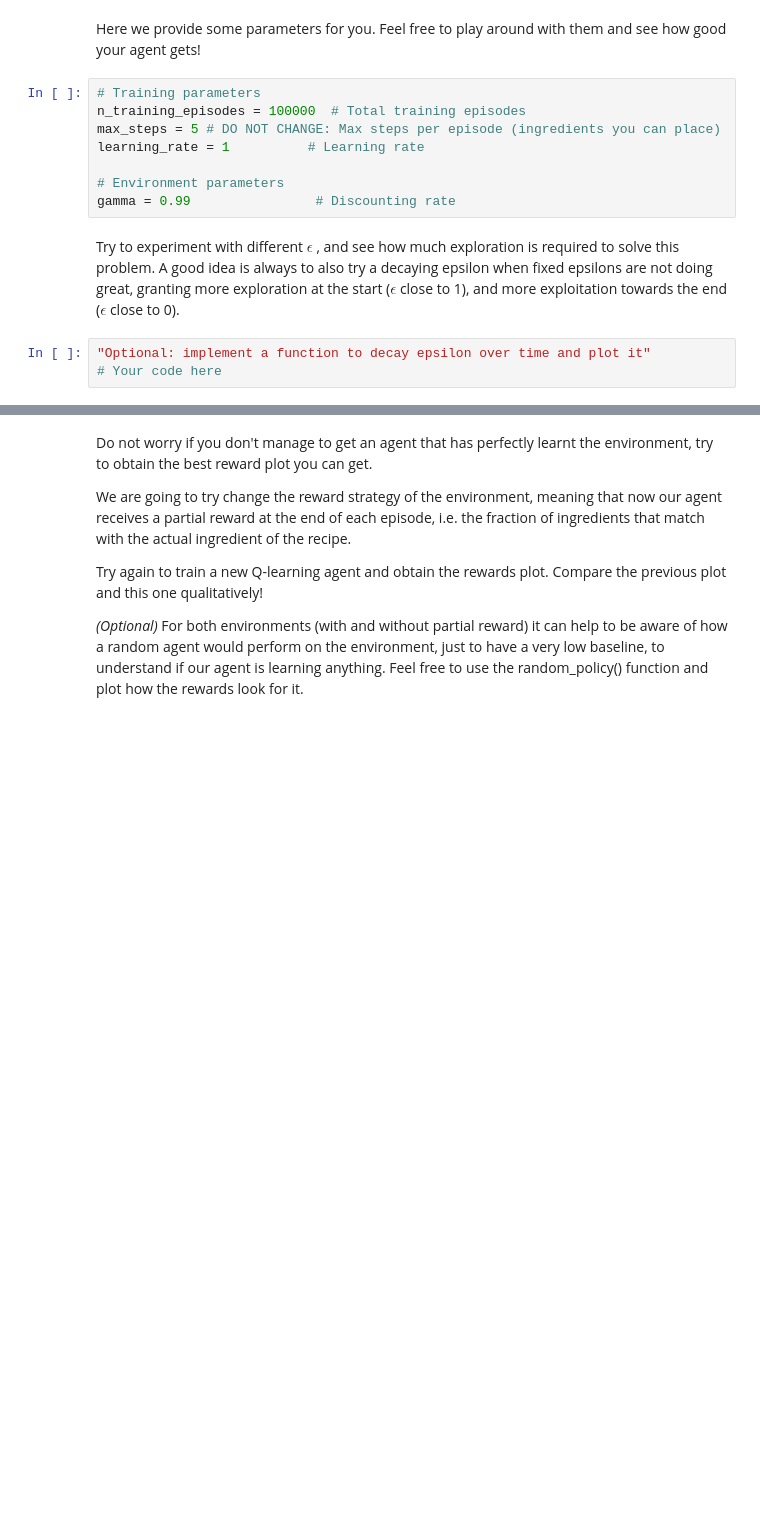
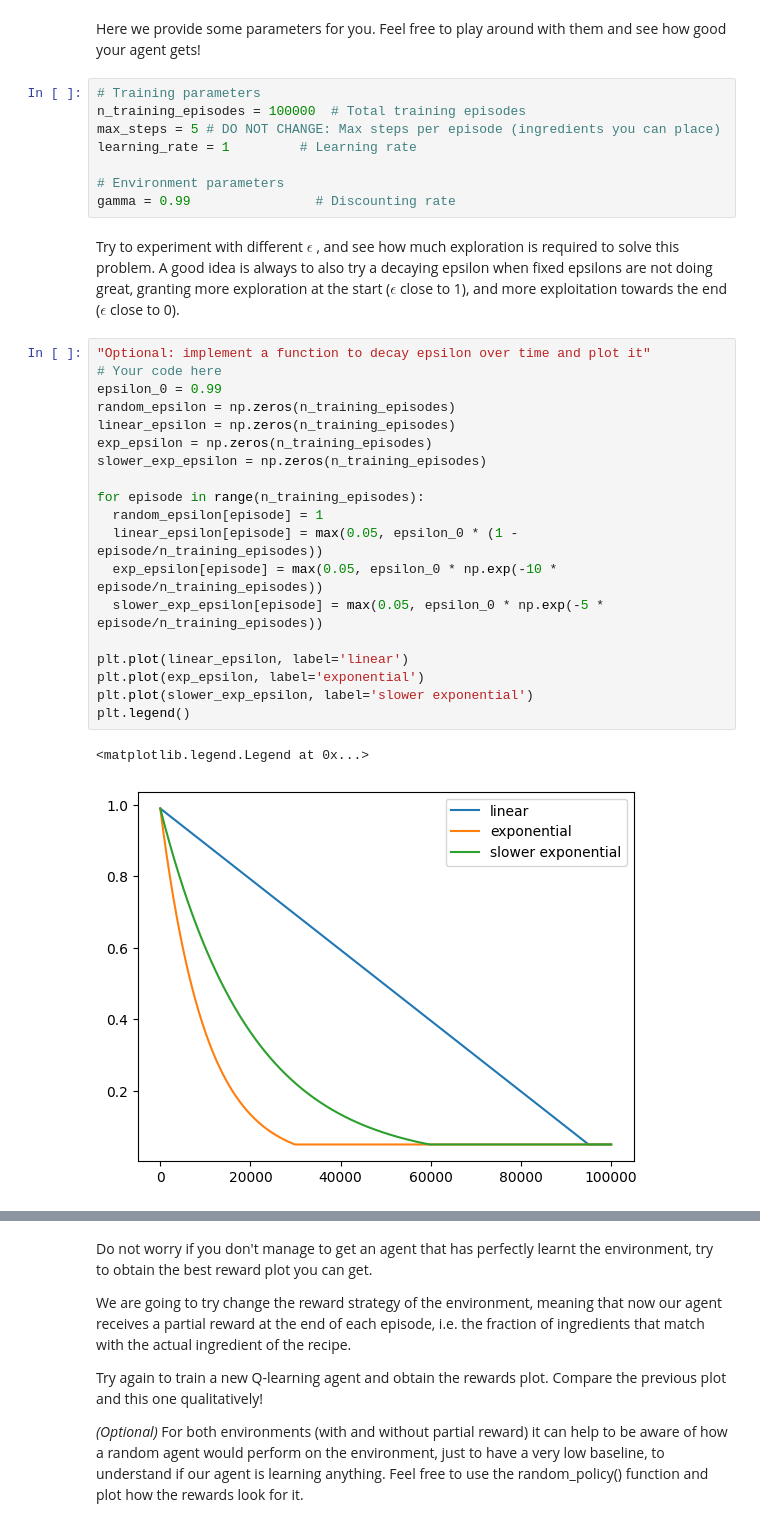
Before and after one commit to RaphBhz/NeuroSymbolicAI, a Jupyter notebook: Assignment1_RL.ipynb, the cells around one changed output, grey strips where cells are left out. Drawn from its saved outputs; the diff is of its cells as text; blank space fills up the shorter version.

```diff
--- a/Assignment1_RL.ipynb
+++ b/Assignment1_RL.ipynb
@@ -299,14 +318,33 @@ Here we provide some parameters for you. Feel free to play around with them and
 # Training parameters
 n_training_episodes = 100000  # Total training episodes
 max_steps = 5 # DO NOT CHANGE: Max steps per episode (ingredients you can place)
-learning_rate = 1          # Learning rate
+learning_rate = 1         # Learning rate
 
 # Environment parameters
 gamma = 0.99                # Discounting rate
 # %% [markdown]
 Try to experiment with different $\epsilon$ , and see how much exploration is required to solve this problem.
 A good idea is always to also try a decaying epsilon when fixed epsilons are not doing great, granting more exploration at the start ($\epsilon$ close to 1), and more exploitation towards the end ($\epsilon$ close to 0).
-# %%
-"Optional: implement a function to decay epsilon over time and plot it"
-# Your code here
+# %%
+"Optional: implement a function to decay epsilon over time and plot it"
+# Your code here
+epsilon_0 = 0.99
+random_epsilon = np.zeros(n_training_episodes)
+linear_epsilon = np.zeros(n_training_episodes)
+exp_epsilon = np.zeros(n_training_episodes)
+slower_exp_epsilon = np.zeros(n_training_episodes)
+
+for episode in range(n_training_episodes):
+  random_epsilon[episode] = 1
+  linear_epsilon[episode] = max(0.05, epsilon_0 * (1 - episode/n_training_episodes))
+  exp_epsilon[episode] = max(0.05, epsilon_0 * np.exp(-10 * episode/n_training_episodes))
+  slower_exp_epsilon[episode] = max(0.05, epsilon_0 * np.exp(-5 * episode/n_training_episodes))
+
+plt.plot(linear_epsilon, label='linear')
+plt.plot(exp_epsilon, label='exponential')
+plt.plot(slower_exp_epsilon, label='slower exponential')
+plt.legend()
+# %% [output]
+<matplotlib.legend.Legend at 0x...>
+[figure, added]
 # %%
```
Also changed, not shown: parts of 10 cells of this notebook.
